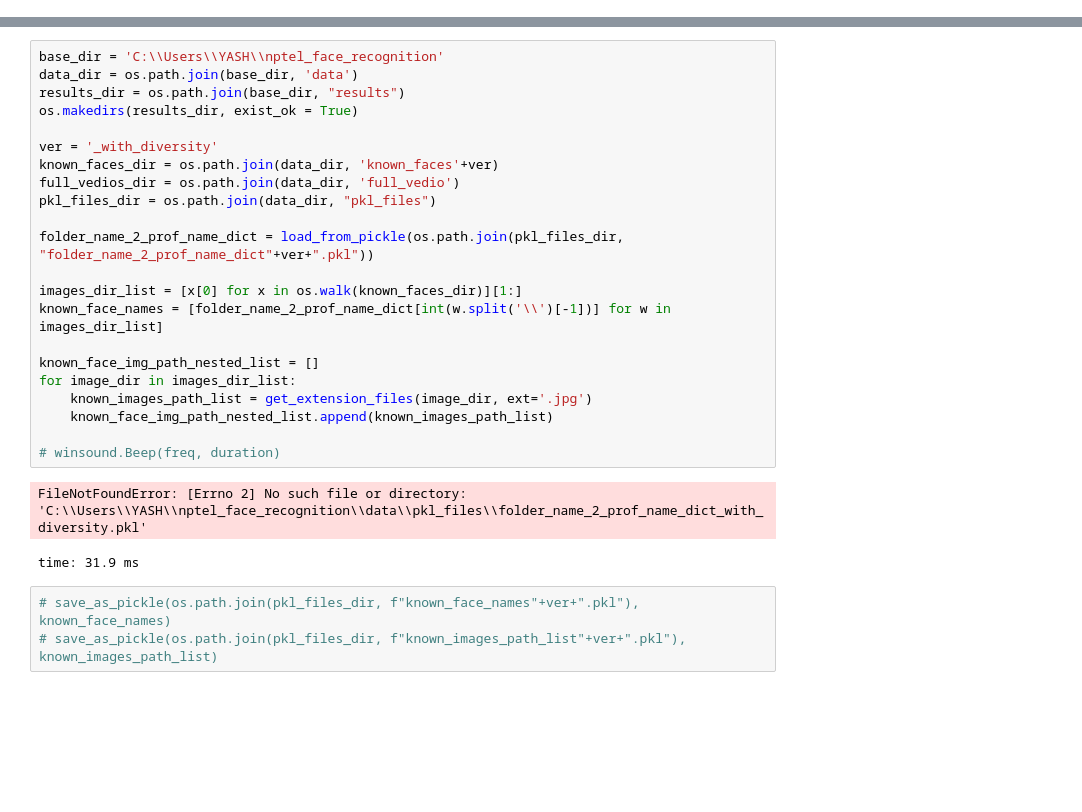
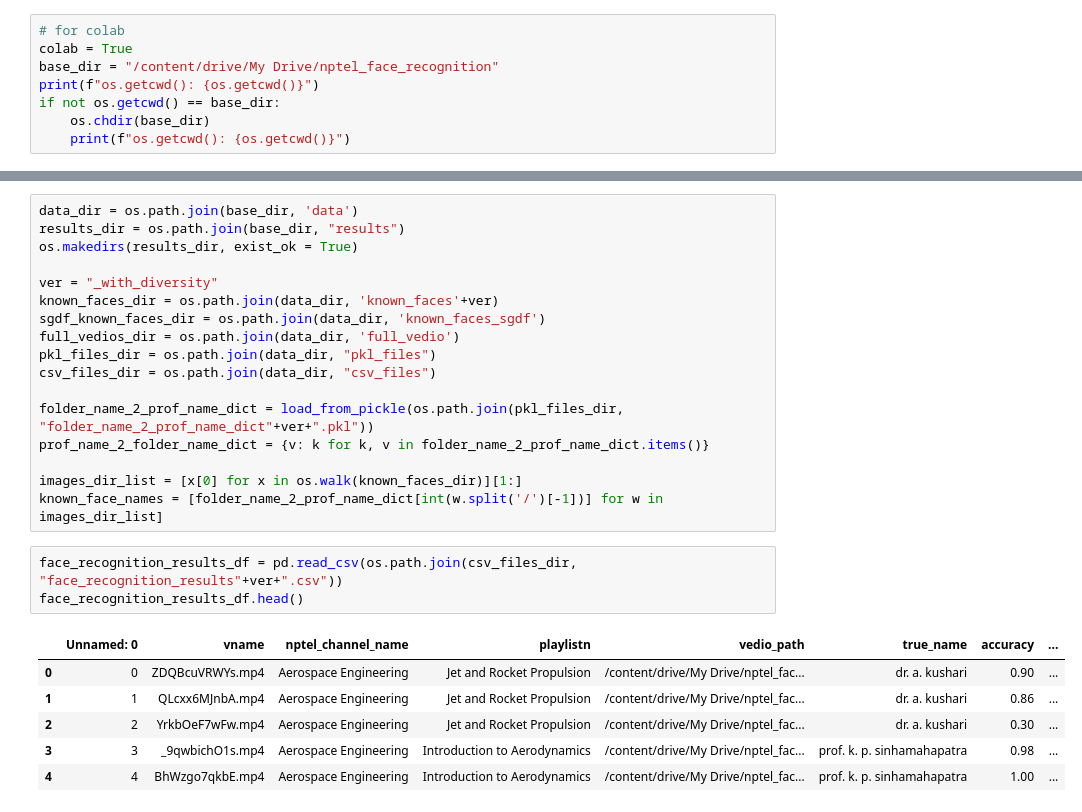
Before and after one commit to yklogos/nptel_face_recognition, a Jupyter notebook: experimental_scripts/serengil_deepface_verification_eval.ipynb, the cells around one changed output, grey strips where cells are left out. Cells and saved outputs as stored; diff of their text form; blank space fills up the shorter version.

```diff
--- a/experimental_scripts/serengil_deepface_verification_eval.ipynb
+++ b/experimental_scripts/serengil_deepface_verification_eval.ipynb
@@ -54,0 +45,8 @@ time: 5.84 s
+# %%
+# for colab
+colab = True
+base_dir = "/content/drive/My Drive/nptel_face_recognition"
+print(f"os.getcwd(): {os.getcwd()}")
+if not os.getcwd() == base_dir:
+    os.chdir(base_dir)
+    print(f"os.getcwd(): {os.getcwd()}")
@@ -115,28 +114,27 @@ time: 13.9 ms
 # %%
-base_dir = 'C:\\Users\\YASH\\nptel_face_recognition'
 data_dir = os.path.join(base_dir, 'data')
 results_dir = os.path.join(base_dir, "results")
 os.makedirs(results_dir, exist_ok = True)
 
-ver = '_with_diversity'
+ver = "_with_diversity"
 known_faces_dir = os.path.join(data_dir, 'known_faces'+ver)
+sgdf_known_faces_dir = os.path.join(data_dir, 'known_faces_sgdf')
 full_vedios_dir = os.path.join(data_dir, 'full_vedio')
 pkl_files_dir = os.path.join(data_dir, "pkl_files")
+csv_files_dir = os.path.join(data_dir, "csv_files")
 
 folder_name_2_prof_name_dict = load_from_pickle(os.path.join(pkl_files_dir, "folder_name_2_prof_name_dict"+ver+".pkl"))
+prof_name_2_folder_name_dict = {v: k for k, v in folder_name_2_prof_name_dict.items()}
 
 images_dir_list = [x[0] for x in os.walk(known_faces_dir)][1:]
-known_face_names = [folder_name_2_prof_name_dict[int(w.split('\\')[-1])] for w in images_dir_list]
-
-known_face_img_path_nested_list = []
-for image_dir in images_dir_list:
-    known_images_path_list = get_extension_files(image_dir, ext='.jpg')
-    known_face_img_path_nested_list.append(known_images_path_list)
-
-# winsound.Beep(freq, duration)
+known_face_names = [folder_name_2_prof_name_dict[int(w.split('/')[-1])] for w in images_dir_list]
-# %% [output]
-FileNotFoundError: [Errno 2] No such file or directory: 'C:\\Users\\YASH\\nptel_face_recognition\\data\\pkl_files\\folder_name_2_prof_name_dict_with_diversity.pkl'
-time: 31.9 ms
-# %%
-# save_as_pickle(os.path.join(pkl_files_dir, f"known_face_names"+ver+".pkl"), known_face_names)
-# save_as_pickle(os.path.join(pkl_files_dir, f"known_images_path_list"+ver+".pkl"), known_images_path_list)
+# %%
+face_recognition_results_df = pd.read_csv(os.path.join(csv_files_dir, "face_recognition_results"+ver+".csv"))
+face_recognition_results_df.head()
+# %% [output]
+|  | Unnamed: 0 | vname | nptel_channel_name | playlistn | vedio_path | true_name | accuracy | ... |
+| 0 | 0 | ZDQBcuVRWYs.mp4 | Aerospace Engineering | Jet and Rocket Propulsion | /content/drive/My Drive/nptel_fac... | dr. a. kushari | 0.90 | ... |
+| 1 | 1 | QLcxx6MJnbA.mp4 | Aerospace Engineering | Jet and Rocket Propulsion | /content/drive/My Drive/nptel_fac... | dr. a. kushari | 0.86 | ... |
+| 2 | 2 | YrkbOeF7wFw.mp4 | Aerospace Engineering | Jet and Rocket Propulsion | /content/drive/My Drive/nptel_fac... | dr. a. kushari | 0.30 | ... |
+| 3 | 3 | _9qwbichO1s.mp4 | Aerospace Engineering | Introduction to Aerodynamics | /content/drive/My Drive/nptel_fac... | prof. k. p. sinhamahapatra | 0.98 | ... |
+| 4 | 4 | BhWzgo7qkbE.mp4 | Aerospace Engineering | Introduction to Aerodynamics | /content/drive/My Drive/nptel_fac... | prof. k. p. sinhamahapatra | 1.00 | ... |
```
Also changed, not shown: parts of 10 cells of this notebook, 2 other files.
